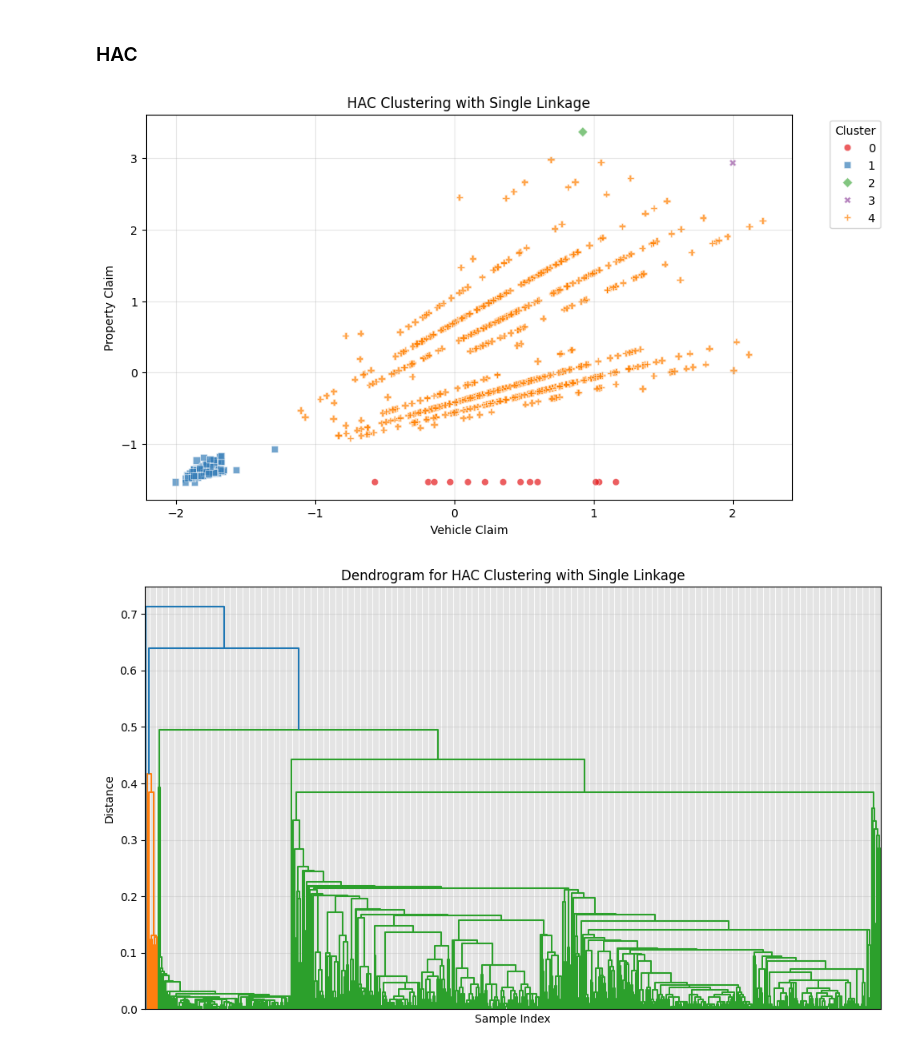
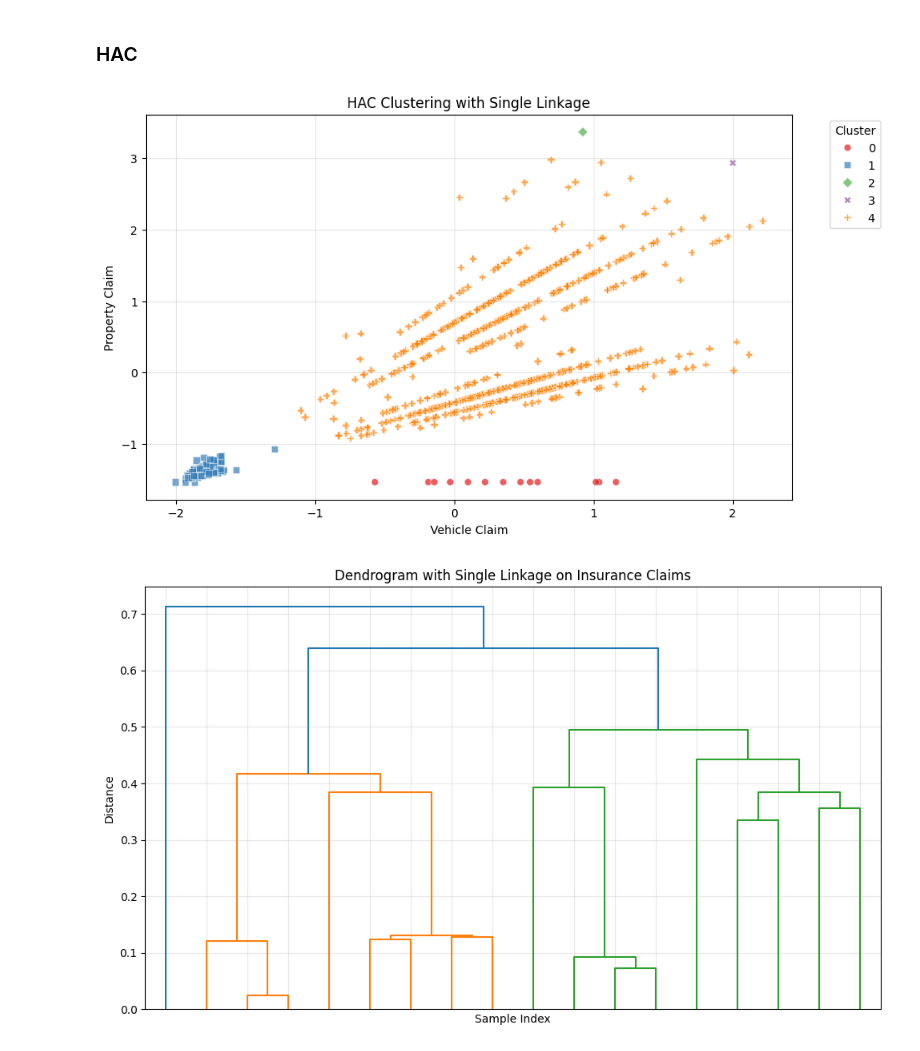
Before and after one commit to jtvon/799S-Data-Science-Capstone, a Jupyter notebook: Week-11-jupyter-notebook.ipynb, the cells around one changed output. Drawn from its saved outputs; the diff is of its cells as text; code cells hidden in the pictures.

```diff
--- a/Week-11-jupyter-notebook.ipynb
+++ b/Week-11-jupyter-notebook.ipynb
@@ -218,36 +330,36 @@ sns.scatterplot(X_train_ins_oh_reg, x='vehicle_claim', y='property_claim', hue=y
 # %%
 # HAC-single
 
 # HAC clustering with different linkage methods
-hac_single = AgglomerativeClustering(n_clusters=5, linkage='single')
-labels_single = hac_single.fit_predict(X_train_ins_oh_reg[['vehicle_claim', 'property_claim']])
+hac_single_ins = AgglomerativeClustering(n_clusters=5, linkage='single')
+labels_single_ins = hac_single_ins.fit_predict(X_train_ins_oh_reg[['vehicle_claim', 'property_claim']])
 
 # Plot the clusters
 plt.figure(figsize=(10,6))
-sns.scatterplot(X_train_ins_oh_reg, x='vehicle_claim', y='property_claim', hue=labels_single, palette='Set1', style=labels_single, markers=["o", "s", "D", "X", "P"], alpha=0.7)
+sns.scatterplot(X_train_ins_oh_reg, x='vehicle_claim', y='property_claim', hue=labels_single_ins, palette='Set1', style=labels_single_ins, markers=["o", "s", "D", "X", "P"], alpha=0.7)
 plt.xlabel("Vehicle Claim")
 plt.ylabel("Property Claim")
 plt.title("HAC Clustering with Single Linkage")
 plt.legend(title='Cluster', bbox_to_anchor=(1.05, 1), loc='upper left')
 plt.grid(True, alpha=0.3)
 plt.show()
 
 # Compute the linkage matrix
-linkage_matrix_single = linkage(X_train_ins_oh_reg[['vehicle_claim', 'property_claim']], method='single')
+linkage_matrix_single_ins = linkage(X_train_ins_oh_reg[['vehicle_claim', 'property_claim']], method='single')
 
 # Plot the dendrogram
 plt.figure(figsize=(10, 6))
-dendrogram(linkage_matrix_single, labels=labels_single)
-plt.title("Dendrogram for HAC Clustering with Single Linkage")
+dendrogram(linkage_matrix_single_ins, truncate_mode='level', p=5)
+plt.title("Dendrogram with Single Linkage on Insurance Claims")
 plt.xlabel("Sample Index")
 plt.xticks(visible=False)
 plt.ylabel("Distance")
 plt.grid(True, alpha=0.3)
 plt.tight_layout()
 plt.show()
 # %% [output]
 [figure]
-[figure, old version]
+[figure, new version]
 # %%
 # HAC-complete
 
```
Also changed, not shown: parts of 20 cells of this notebook.
